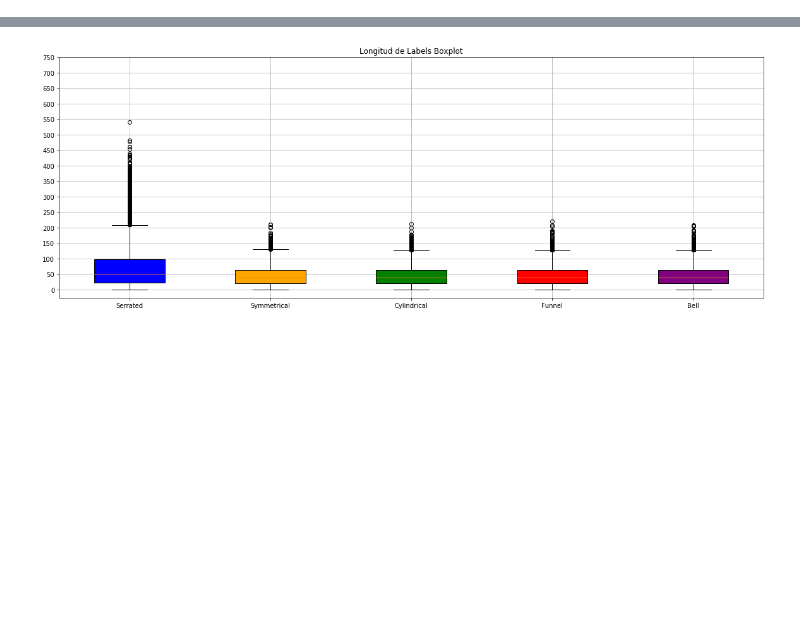
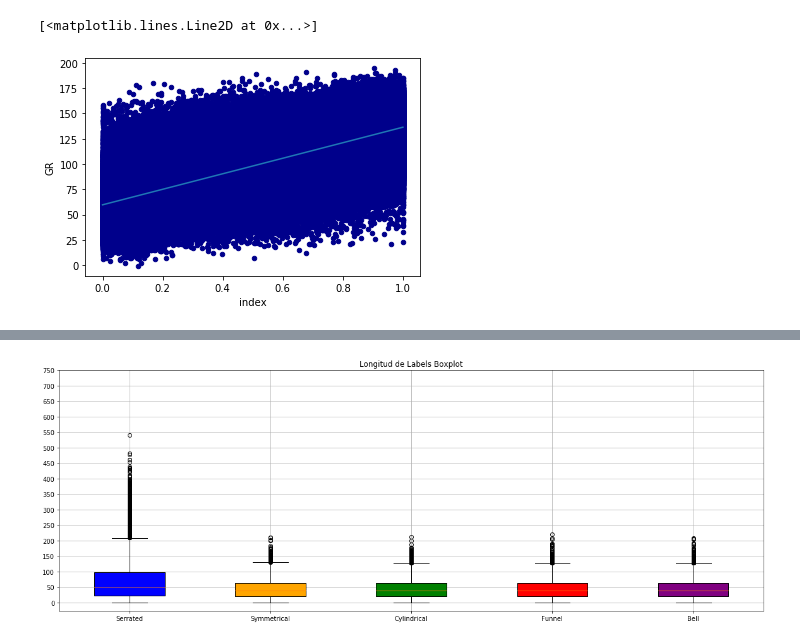
Before and after one commit to Rodrimau/Secuencial-Time-Series-CAX, a Jupyter notebook: cax-exploration.ipynb, the cells around one changed output, grey strips where cells are left out. Cells and saved outputs as stored; diff of their text form; code cells hidden in the pictures; blank space fills up the shorter version.

```diff
--- a/cax-exploration.ipynb
+++ b/cax-exploration.ipynb
@@ -42,3 +42,30 @@ for i in (interlabel):
 names  = ["Serrated","Symmetrical", "Cylindrical" ,  "Funnel" ,    "Bell"]
 for n,i in enumerate(names):
     train.loc[train["label"] ==n,"name"] = i
+# %%
+filterlen = [[z for z in x if len(z)>30] for x in interlabel]
+# %%
+palet= ["blue","orange","green","red","purple"]
+norminterlabel =[]
+auxlist = []
+for c ,u in enumerate(filterlen):
+    for n, elem in enumerate(u):
+        pd.DataFrame(elem).reset_index(inplace =True,drop =True)
+        frag = pd.DataFrame(elem)
+        frag.index = (frag.index - min(frag.index))/(max(frag.index) - min(frag.index))
+        auxlist.append(frag)
+
+    norminterlabel.append(auxlist)
+    auxlist = []
+# %%
+a = pd.concat(norminterlabel[3]).reset_index().copy()
+
+ax1 = a.plot.scatter(y='GR', x='index',    c='DarkBlue')
+x = a["index"]
+y = a["GR"]
+z = np.polyfit(x, y, 1)
+p = np.poly1d(z)
+plt.plot(x,p(x))
+# %% [output]
+[<matplotlib.lines.Line2D at 0x...>]
+[figure, added]
```
Also changed, not shown: parts of 4 cells of this notebook, 3 other files.
